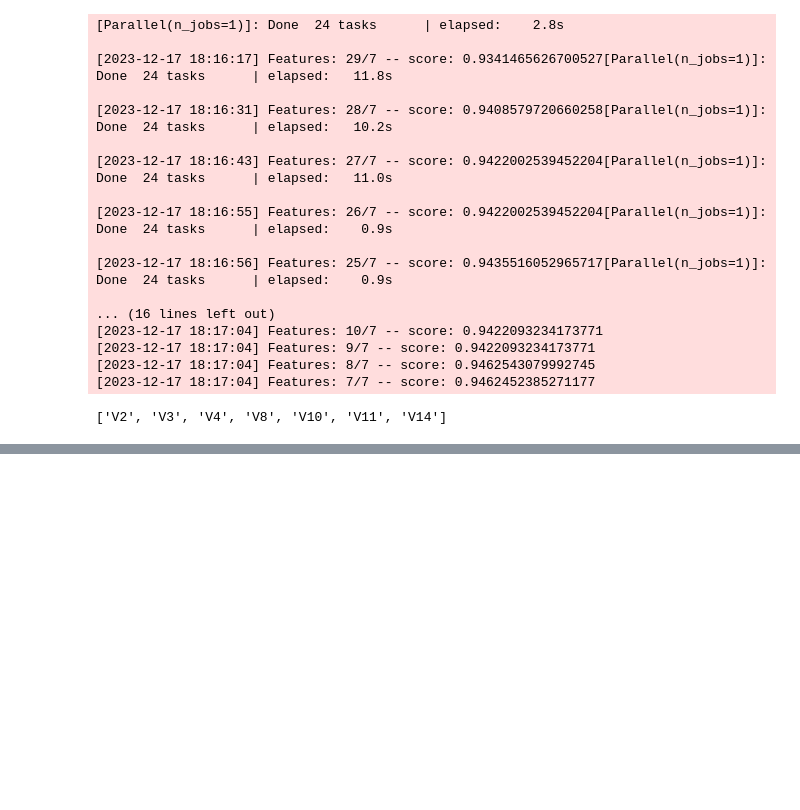
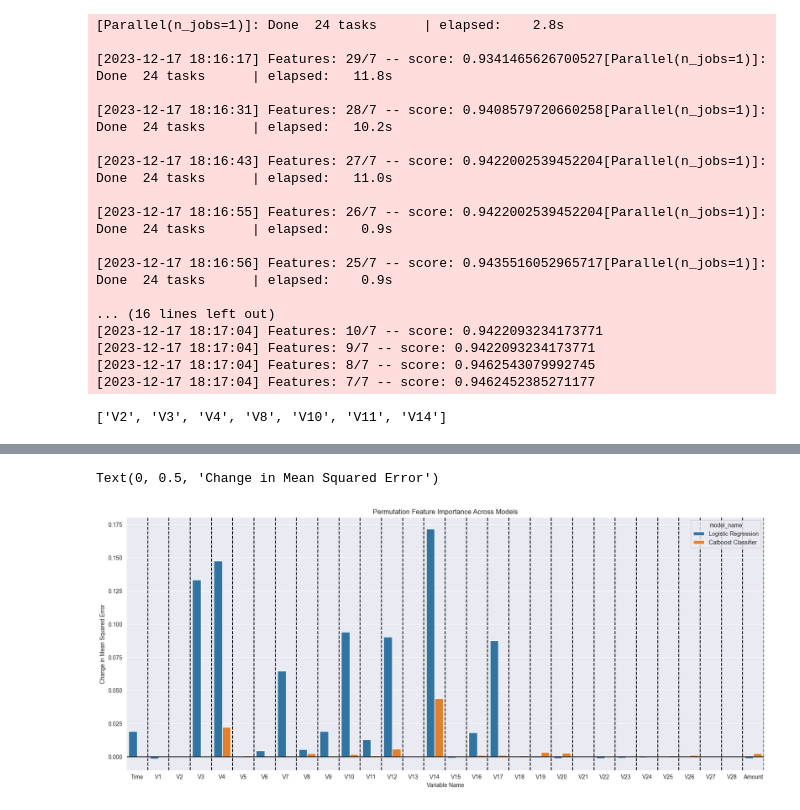
Before and after one commit to KirillPogranichny/ml-fefu-course, a Jupyter notebook: XGBoost.ipynb, the cells around one changed output, grey strips where cells are left out. Drawn from its saved outputs; the diff is of its cells as text; code cells hidden in the pictures; blank space fills up the shorter version.

Commit message:
add permutation importance

```diff
--- a/XGBoost.ipynb
+++ b/XGBoost.ipynb
@@ -203,0 +208,3 @@ print(list(sfs_bs.k_feature_names_))
+# %%
+logreg = LogisticRegression().fit(X_train_resampled, y_train_resampled)
+logreg.score(X_test_resampled, y_test_resampled)
@@ -203,0 +213,5 @@ print(list(sfs_bs.k_feature_names_))
+# %%
+params = {'iterations': 500, 'use_best_model': True, 'eval_metric': 'Accuracy'}
+catboost = CatBoostClassifier(**params).fit(X_train_resampled, y_train_resampled,
+                                         eval_set=(X_test_resampled, y_test_resampled),
+                                         verbose=500)
@@ -203,0 +227,32 @@ print(list(sfs_bs.k_feature_names_))
+# %%
+params = {'random_state': 0, 'n_repeats': 30}
+
+perm_logreg_train = permutation_importance(logreg, X_train_resampled, y_train_resampled, **params)
+perm_catboost_train = permutation_importance(catboost, X_train_resampled, y_train_resampled, **params)
+
+perm_logreg_test = permutation_importance(logreg, X_test_resampled, y_test_resampled, **params)
+perm_catboost_test = permutation_importance(catboost, X_test_resampled, y_test_resampled, **params)
+# %%
+results_train = [perm_logreg_train, perm_catboost_train]
+results_test = [perm_logreg_test, perm_catboost_test]
+names = ['Logistic Regression', 'Catboost Classifier']
+# %%
+graph_data = {}
+for result, name in zip(results_train, names):
+    graph_data[name] = result['importances_mean']
+
+graph_data = pd.DataFrame.from_dict(graph_data, orient='index', columns=feature_names)
+graph_data.reset_index(inplace=True, drop=False)
+graph_data.rename(columns={'index': 'model_name'}, inplace=True)
+graph_data = graph_data.melt(id_vars='model_name')
+
+plt.figure(figsize=[20,8])
+plt.axhline(0, c='black')
+[plt.axvline(i + 0.5, linestyle='--', c='black') for i in range(0, len(feature_names))]
+sns.barplot(x=graph_data['variable'], y=graph_data['value'], hue=graph_data['model_name'])
+plt.title("Permutation Feature Importance Across Models")
+plt.xlabel("Variable Name")
+plt.ylabel("Change in Mean Squared Error")
+# %% [output]
+Text(0, 0.5, 'Change in Mean Squared Error')
+[figure, added]
```
Also changed, not shown: parts of 5 cells of this notebook.
